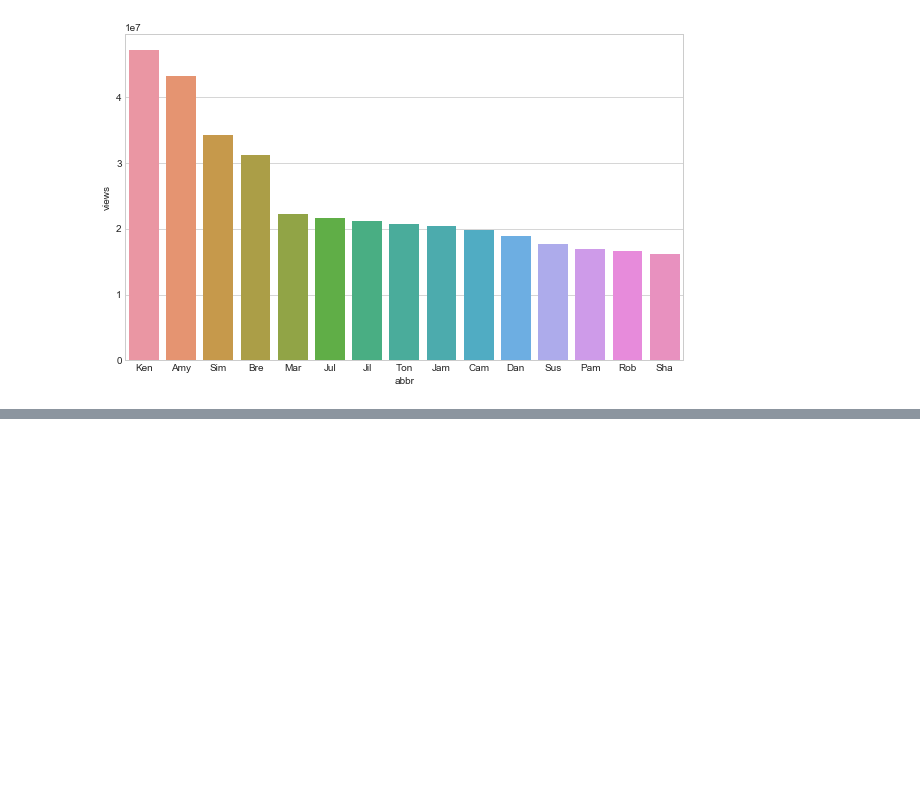
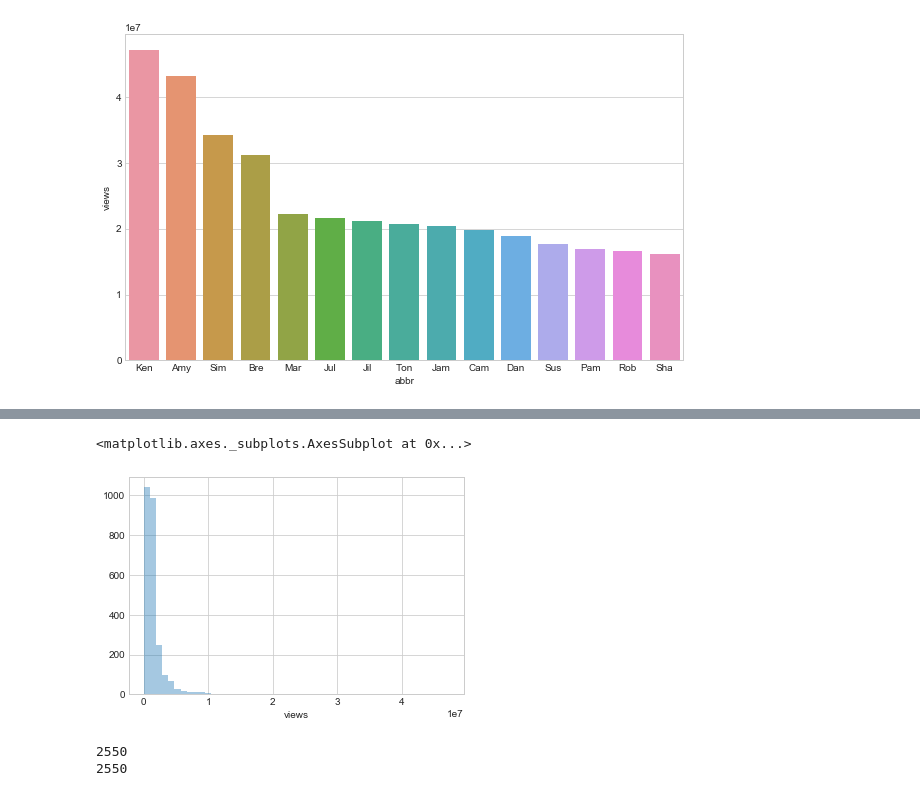
Before and after one commit to mallen69/Project_Sprint_7, a Jupyter notebook: Sprint05_Summarizing_Describing/Jon_Honda.ipynb, the cells around one changed output, grey strips where cells are left out. Saved outputs shown, nothing was run; the diff lists cells and outputs as text; code cells hidden in the pictures; blank space fills up the shorter version.

```diff
--- a/Sprint05_Summarizing_Describing/Jon_Honda.ipynb
+++ b/Sprint05_Summarizing_Describing/Jon_Honda.ipynb
@@ -285,0 +295,16 @@ sns.barplot(x='abbr', y='views', data=pop_talks)
+# %%
+#I DECIDED TO PLOT A HISTOGRAM, WHICH I FOUND MORE INFORMATIVE
+sns.distplot(df['views'], kde=False)
+# %% [output]
+<matplotlib.axes._subplots.AxesSubplot at 0x...>
+[figure, added]
+# %%
+print (len(df))
+df['dis_quo'] = df['comments']/df['views']
+print (len(df))
+df10 = df[['title', 'main_speaker','views', 'comments', 'dis_quo', 'film_date']].sort_values('dis_quo', ascending=False).head(10)
+df100 = df[['title', 'main_speaker','views', 'comments', 'dis_quo', 'film_date']].sort_values('dis_quo', ascending=False).head(100)
+dfall = df[['title', 'main_speaker','views', 'comments', 'dis_quo', 'film_date']].sort_values('dis_quo', ascending=False)
+# %% [output]
+2550
+2550
```
Also changed, not shown: parts of 6 cells of this notebook.
